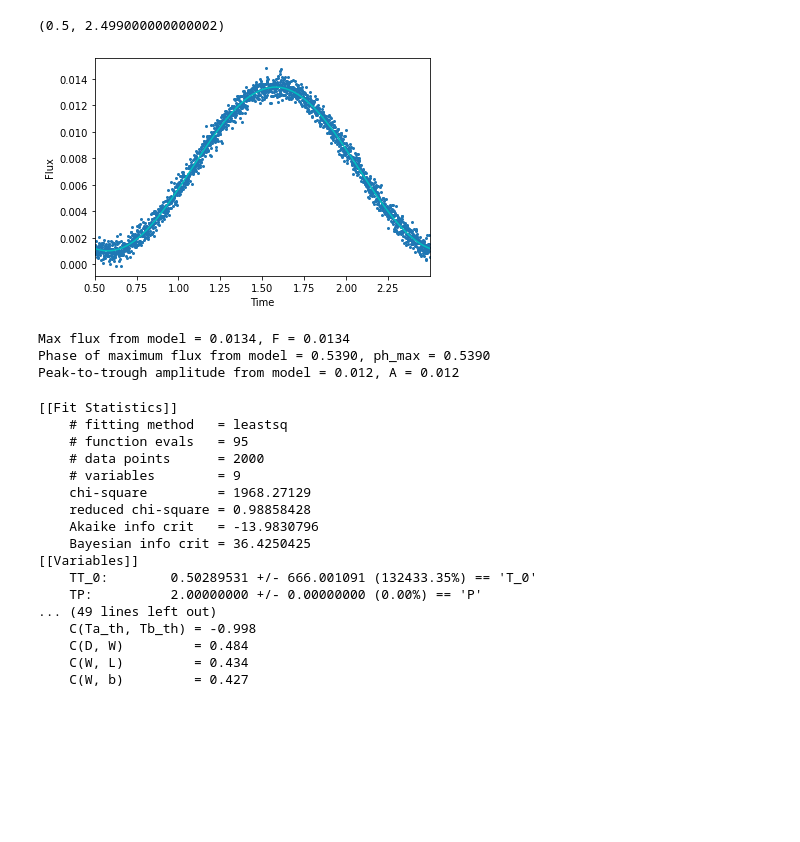
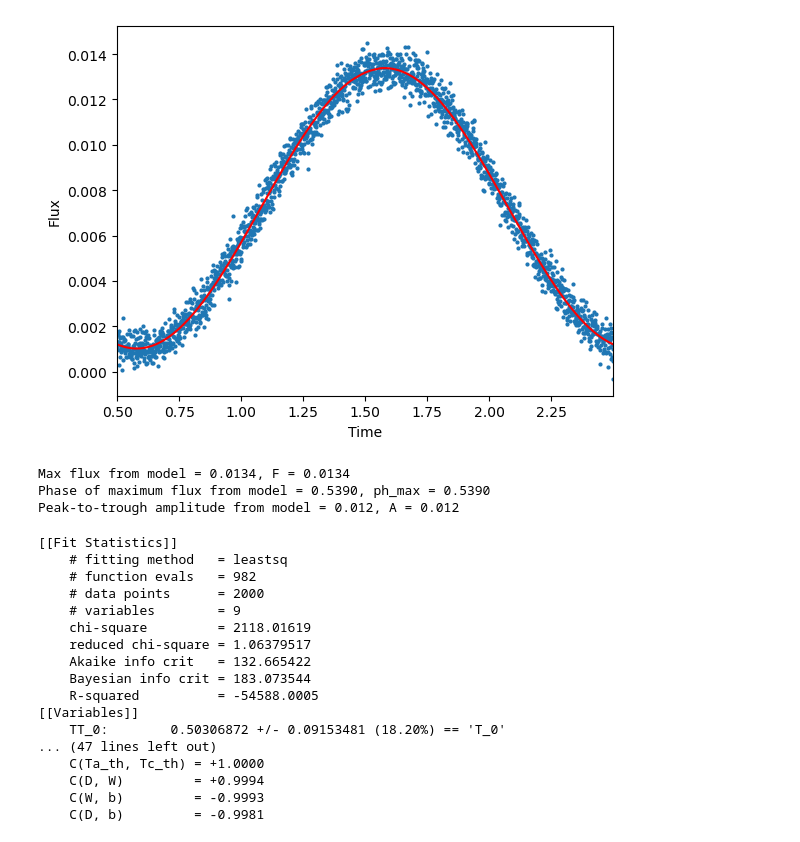
Before and after one commit to pmaxted/pycheops, a Jupyter notebook: pycheops/examples/Notebooks/TestThermalPhaseModel.ipynb, the cells around one changed output. Saved outputs shown, nothing was run; the diff lists cells and outputs as text; code cells hidden in the pictures; blank space fills up the shorter version.

```diff
--- a/pycheops/examples/Notebooks/TestThermalPhaseModel.ipynb
+++ b/pycheops/examples/Notebooks/TestThermalPhaseModel.ipynb
@@ -43,16 +44,14 @@ pars
 # %%
 t = np.arange(T_0,T_0 + P, 0.001)
 yerr = np.full_like(t, 450e-6)
 flux_true = m.eval(params=pars, t=t)
-flux = flux_true + normal(0.0, yerr, size=len(t))
-fig,ax=subplots()
+flux = flux_true + np.random.normal(0.0, yerr, size=len(t))
+fig,ax=plt.subplots()
 ax.scatter(t, flux,s=4)
-ax.plot(t, flux_true,'c')
+ax.plot(t, flux_true,'r')
 ax.set_xlabel('Time')
 ax.set_ylabel('Flux')
-ax.set_xlim(min(t),max(t))
-#ax.set_ylim(0,1.5*pars['_F'].value)
+ax.set_xlim(min(t),max(t));
 # %% [output]
-(0.5, 2.499000000000002)
-[figure, old version]
+[figure, new version]
 # %%
@@ -71,19 +70,19 @@ report_fit(result)
 # %% [output]
 [[Fit Statistics]]
     # fitting method   = leastsq
-    # function evals   = 95
+    # function evals   = 982
     # data points      = 2000
     # variables        = 9
-    chi-square         = 1968.27129
-    reduced chi-square = 0.98858428
-    Akaike info crit   = -13.9830796
-    Bayesian info crit = 36.4250425
+    chi-square         = 2118.01619
+    reduced chi-square = 1.06379517
+    Akaike info crit   = 132.665422
+    Bayesian info crit = 183.073544
+    R-squared          = -54588.0005
 [[Variables]]
-    TT_0:        0.50289531 +/- 666.001091 (132433.35%) == 'T_0'
-    TP:          2.00000000 +/- 0.00000000 (0.00%) == 'P'
-... (49 lines left out)
-    C(Ta_th, Tb_th) = -0.998
-    C(D, W)         = 0.484
-    C(W, L)         = 0.434
-    C(W, b)         = 0.427
+    TT_0:        0.50306872 +/- 0.09153481 (18.20%) == 'T_0'
+... (47 lines left out)
+    C(Ta_th, Tc_th) = +1.0000
+    C(D, W)         = +0.9994
+    C(W, b)         = -0.9993
+    C(D, b)         = -0.9981
 # %%
```
Also changed, not shown: parts of 5 cells of this notebook, 8 other files.
